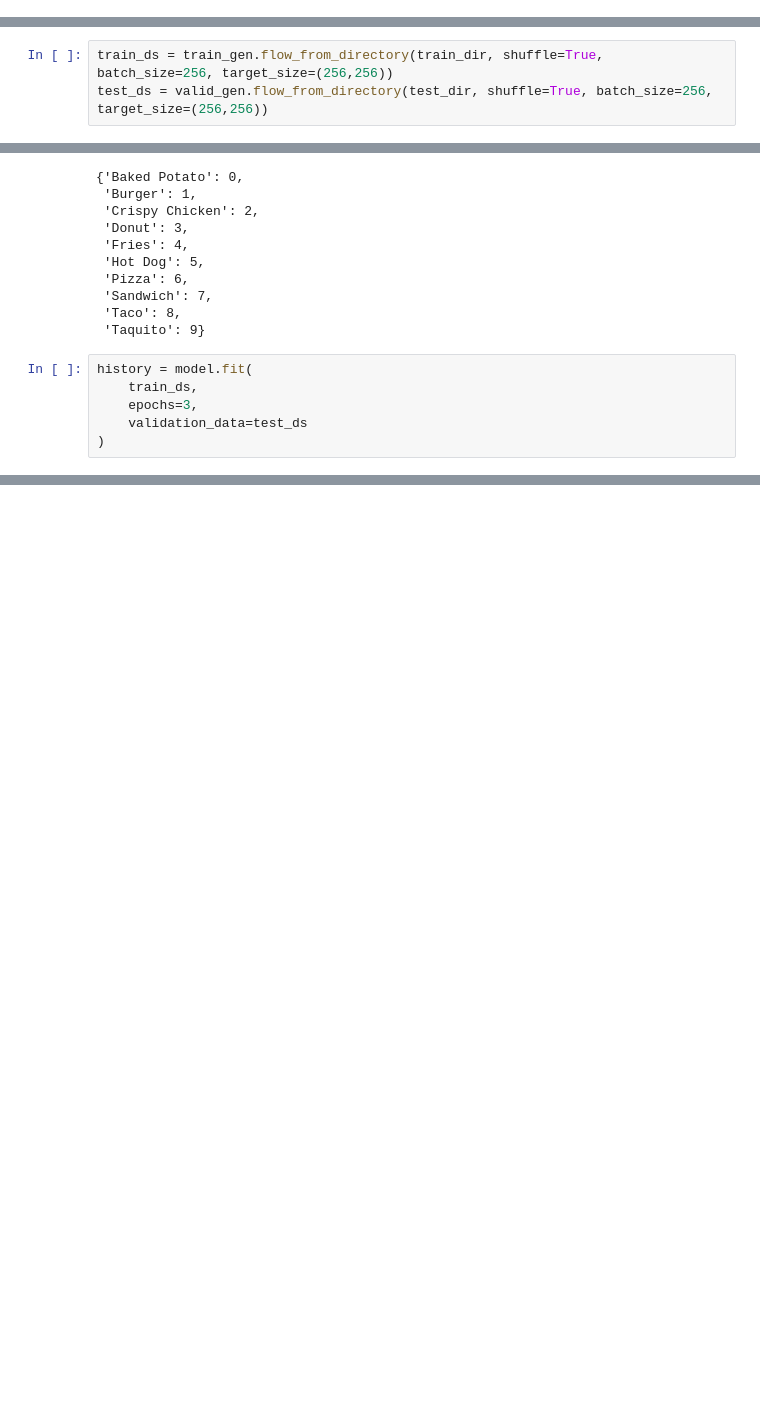
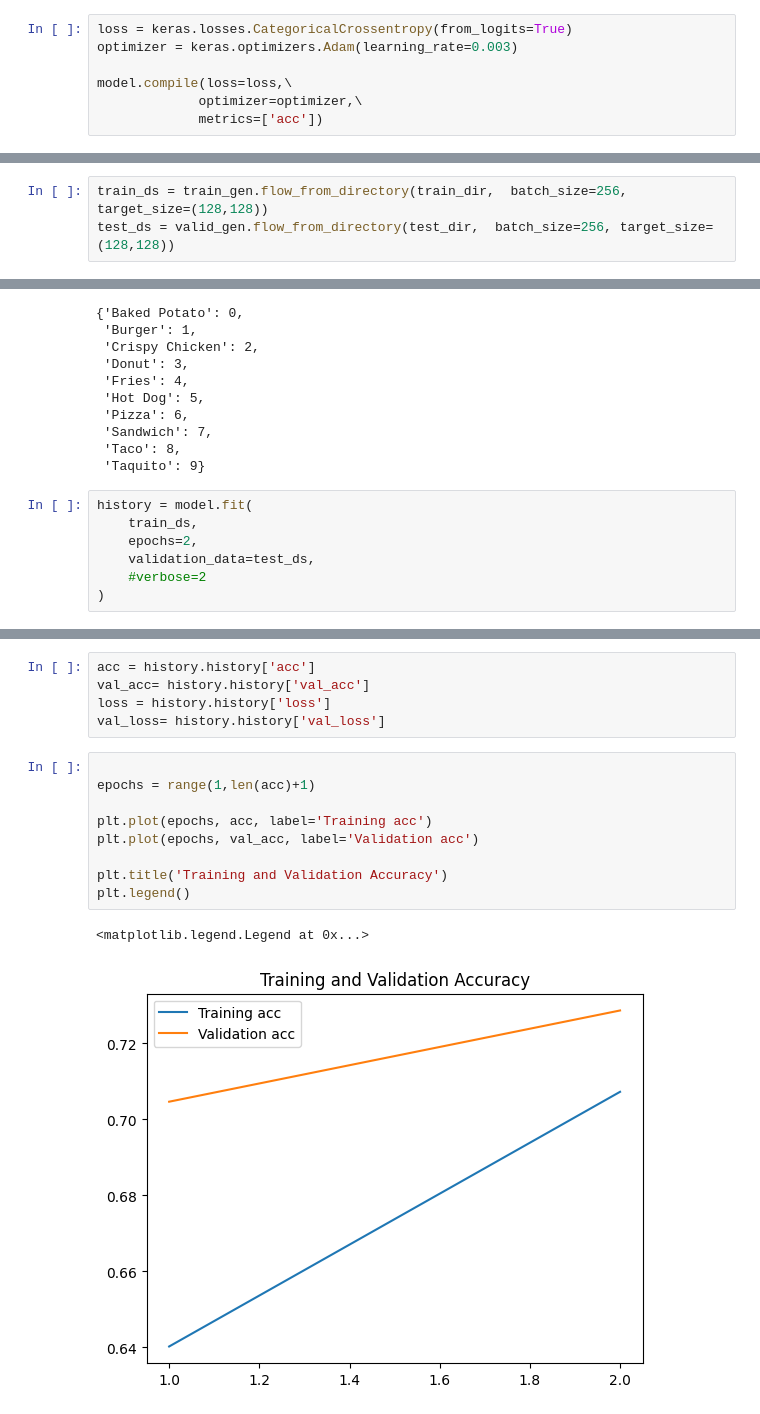
Before and after one commit to alejomaar/Machine-Learning-Zoomcamp, a Jupyter notebook: Capstone 1/notebook.ipynb, the cells around one changed output, grey strips where cells are left out. Saved outputs shown, nothing was run; the diff lists cells and outputs as text; blank space fills up the shorter version.

```diff
--- a/Capstone 1/notebook.ipynb
+++ b/Capstone 1/notebook.ipynb
@@ -47,9 +49,16 @@ model.compile(loss='categorical_crossentropy',\
+# %%
+loss = keras.losses.CategoricalCrossentropy(from_logits=True)
+optimizer = keras.optimizers.Adam(learning_rate=0.003)
+
+model.compile(loss=loss,\
+             optimizer=optimizer,\
+             metrics=['acc'])
 # %%
 train_gen = ImageDataGenerator(rescale=1./255, rotation_range=10, horizontal_flip=True, vertical_flip=False)
 valid_gen = ImageDataGenerator(rescale=1./255)
 # %%
-train_ds = train_gen.flow_from_directory(train_dir, shuffle=True, batch_size=256, target_size=(256,256))
-test_ds = valid_gen.flow_from_directory(test_dir, shuffle=True, batch_size=256, target_size=(256,256))
+train_ds = train_gen.flow_from_directory(train_dir,  batch_size=256, target_size=(128,128))
+test_ds = valid_gen.flow_from_directory(test_dir,  batch_size=256, target_size=(128,128))
 # %% [output]
 Found 15000 images belonging to 10 classes.
 Found 1500 images belonging to 10 classes.
@@ -75,7 +78,8 @@ train_ds.class_indices
 # %%
 history = model.fit(
     train_ds,
-    epochs=3,
-    validation_data=test_ds
+    epochs=2,
+    validation_data=test_ds,
+    #verbose=2
 )
 # %% [output]
@@ -83,0 +90,17 @@ KeyboardInterrupt:
+# %%
+acc = history.history['acc']
+val_acc= history.history['val_acc']
+loss = history.history['loss']
+val_loss= history.history['val_loss']
+# %%
+
+epochs = range(1,len(acc)+1)
+
+plt.plot(epochs, acc, label='Training acc')
+plt.plot(epochs, val_acc, label='Validation acc')
+
+plt.title('Training and Validation Accuracy')
+plt.legend()
+# %% [output]
+<matplotlib.legend.Legend at 0x...>
+[figure, added]
```
Also changed, not shown: parts of 6 cells of this notebook.
